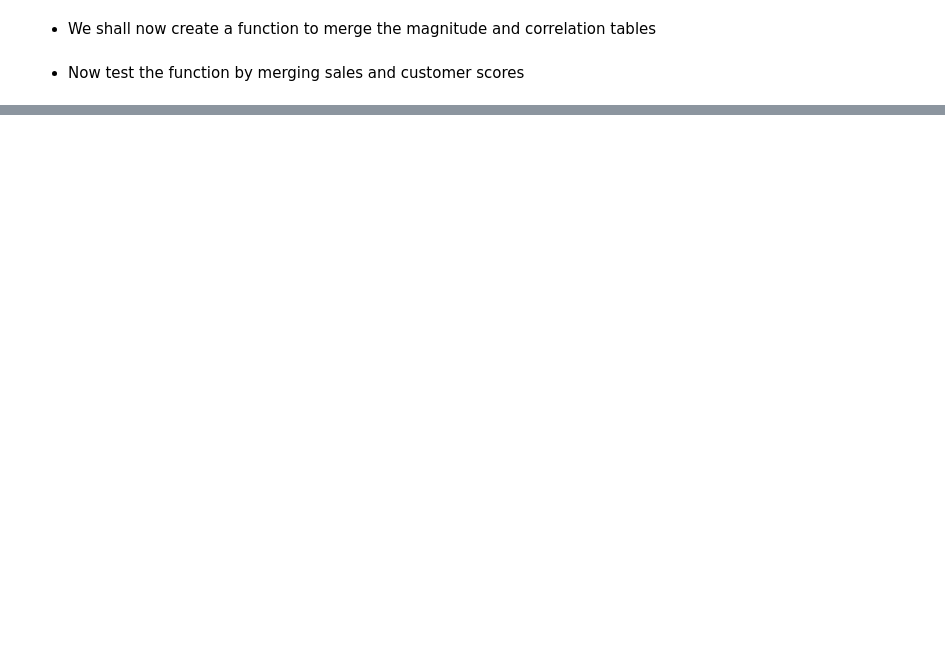
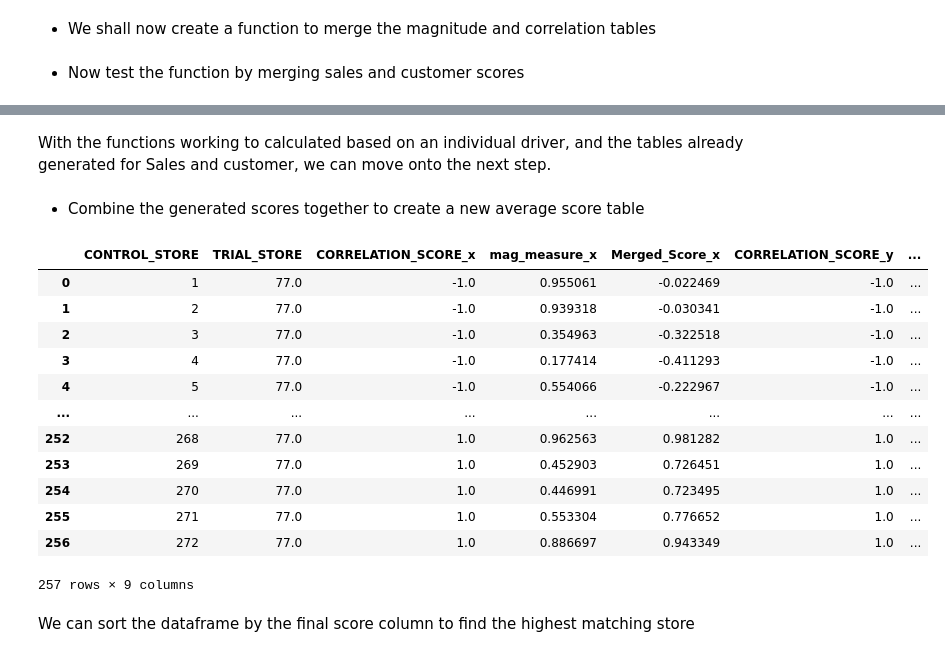
Before and after one commit to jontyj23/Quantium-Virtual-Internship, a Jupyter notebook: task2.ipynb, the cells around one changed output, grey strips where cells are left out. Cells and saved outputs as stored; diff of their text form; code cells hidden in the pictures; blank space fills up the shorter version.

```diff
--- a/task2.ipynb
+++ b/task2.ipynb
@@ -413,0 +305,3 @@ dtype: object
+# %%
+scoreNCustomers = merge_calcs('nCustomers', 77)
+scoreNCustomers
@@ -413,0 +322,24 @@ dtype: object
+# %% [markdown]
+With the functions working to calculated based on an individual driver, and the tables already generated for Sales and customer, we can move onto the next step.
+# %% [markdown]
+- Combine the generated scores together to create a new average score table
+# %%
+scoreControl = scoreNSales.merge(scoreNCustomers, on= ['TRIAL_STORE', 'CONTROL_STORE'])
+scoreControl['Final_Score'] = 0.5 * scoreControl['Merged_Score_x'] + 0.5 * scoreControl['Merged_Score_y']
+scoreControl
+# %% [output]
+|  | CONTROL_STORE | TRIAL_STORE | CORRELATION_SCORE_x | mag_measure_x | Merged_Score_x | CORRELATION_SCORE_y | ... |
+| 0 | 1 | 77.0 | -1.0 | 0.955061 | -0.022469 | -1.0 | ... |
+| 1 | 2 | 77.0 | -1.0 | 0.939318 | -0.030341 | -1.0 | ... |
+| 2 | 3 | 77.0 | -1.0 | 0.354963 | -0.322518 | -1.0 | ... |
+| 3 | 4 | 77.0 | -1.0 | 0.177414 | -0.411293 | -1.0 | ... |
+| 4 | 5 | 77.0 | -1.0 | 0.554066 | -0.222967 | -1.0 | ... |
+| ... | ... | ... | ... | ... | ... | ... | ... |
+| 252 | 268 | 77.0 | 1.0 | 0.962563 | 0.981282 | 1.0 | ... |
+| 253 | 269 | 77.0 | 1.0 | 0.452903 | 0.726451 | 1.0 | ... |
+| 254 | 270 | 77.0 | 1.0 | 0.446991 | 0.723495 | 1.0 | ... |
+| 255 | 271 | 77.0 | 1.0 | 0.553304 | 0.776652 | 1.0 | ... |
+| 256 | 272 | 77.0 | 1.0 | 0.886697 | 0.943349 | 1.0 | ... |
+257 rows × 9 columns
+# %% [markdown]
+We can sort the dataframe by the final score column to find the highest matching store
```
Also changed, not shown: parts of 25 cells of this notebook.
